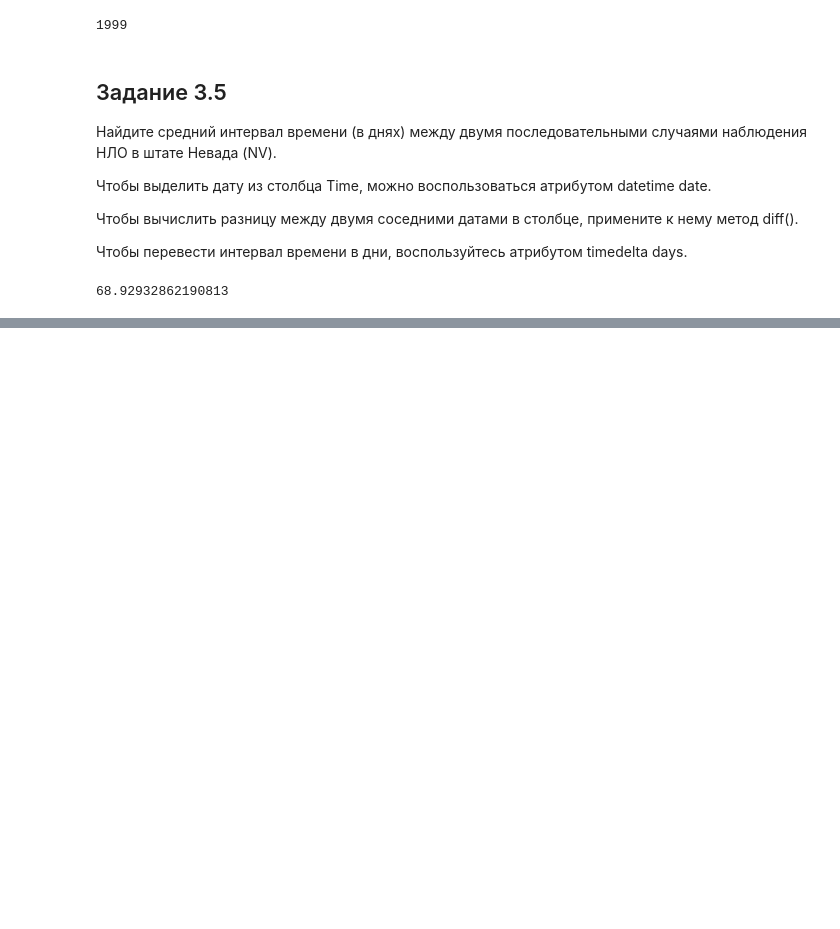
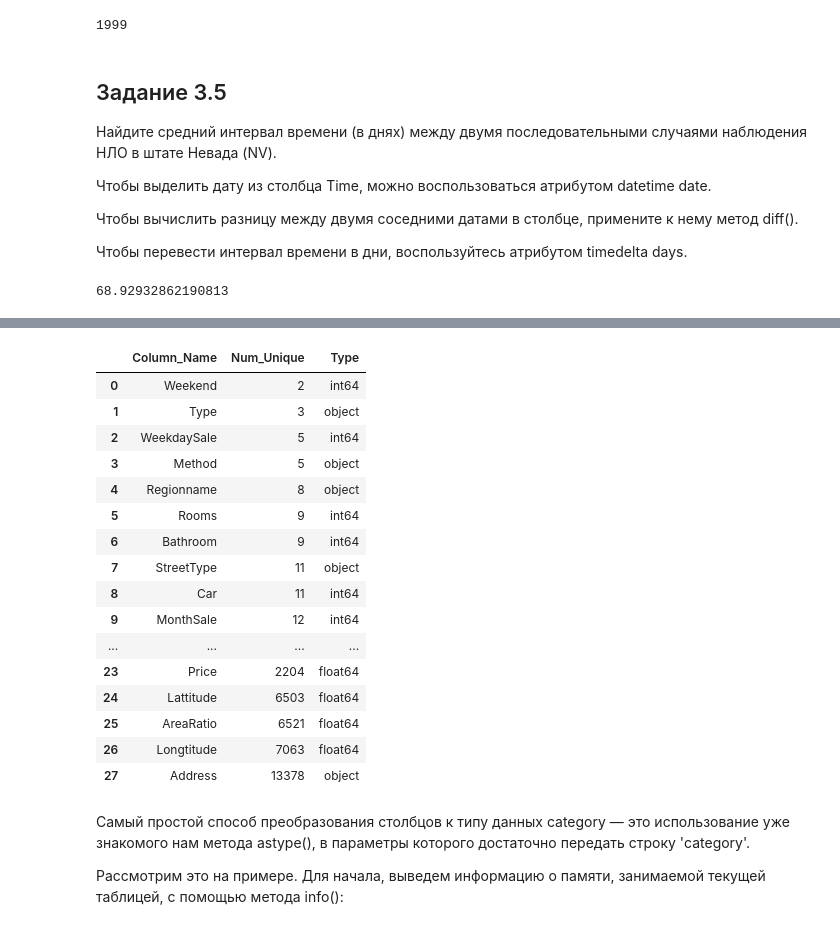
Before and after one commit to LarinDen/sf_ds, a Jupyter notebook: SkillFactory/PY_11_Базовые приёмы работы с данными в Pandas/Приёмы работы с данными в Pandas.ipynb, the cells around one changed output, grey strips where cells are left out. Saved outputs shown, nothing was run; the diff lists cells and outputs as text; code cells hidden in the pictures; blank space fills up the shorter version.

Commit message:
pandas_category

```diff
--- a/SkillFactory/PY_11_Базовые приёмы работы с данными в Pandas/Приёмы работы с данными в Pandas.ipynb
+++ b/SkillFactory/PY_11_Базовые приёмы работы с данными в Pandas/Приёмы работы с данными в Pandas.ipynb
@@ -376,0 +469,4 @@ print(Delta)
+# %%
+popular_stypes =street_types.value_counts().nlargest(10).index
+print(popular_stypes)
+# Index(['St', 'Rd', 'Ct', 'Dr', 'Av', 'Gr', 'Pde', 'Pl', 'Cr', 'Cl'], dtype='object')
@@ -376,0 +477,4 @@ print(Delta)
+# %%
+
+melb_df['StreetType'] = street_types.apply(lambda x: x if x in popular_stypes else 'other')
+display(melb_df['StreetType'])
@@ -376,0 +506,10 @@ print(Delta)
+# %%
+def get_weekend(weekday):
+    if weekday in (5, 6):
+        return 1
+    else:
+        return 0
+
+melb_df['Weekend']=melb_df['WeekdaySale'].apply(get_weekend)
+
+print(round(melb_df[melb_df['Weekend'] == 1]['Price'].mean()))
@@ -376,0 +524,8 @@ print(Delta)
+# %%
+top_sellers = melb_df['SellerG'].value_counts().nlargest(49).index
+display(top_sellers)
+melb_df['Seller_top'] = melb_df['SellerG'].apply(lambda x: x if x in top_sellers else 'other')
+display(melb_df['Seller_top'].value_counts())
+min_top = melb_df[melb_df['Seller_top'] =='Nelson']['Price'].min()
+min_other = melb_df[melb_df['Seller_top'] == 'other']['Price'].min()
+print(round(min_top/min_other, 1))
@@ -376,0 +566,39 @@ print(Delta)
+# %%
+# создаём пустой список
+unique_list = []
+# пробегаемся по именам столбцов в таблице
+for col in melb_df.columns:
+    # создаём кортеж (имя столбца, число уникальных значений)
+    item = (col, melb_df[col].nunique(),melb_df[col].dtype)
+    # добавляем кортеж в список
+    unique_list.append(item)
+# создаём вспомогательную таблицу и сортируем её
+unique_counts = pd.DataFrame(
+    unique_list,
+    columns=['Column_Name', 'Num_Unique', 'Type']
+).sort_values(by='Num_Unique',  ignore_index=True)
+# выводим её на экран
+display(unique_counts)
+# %% [output]
+|  | Column_Name | Num_Unique | Type |
+| 0 | Weekend | 2 | int64 |
+| 1 | Type | 3 | object |
+| 2 | WeekdaySale | 5 | int64 |
+| 3 | Method | 5 | object |
+| 4 | Regionname | 8 | object |
+| 5 | Rooms | 9 | int64 |
+| 6 | Bathroom | 9 | int64 |
+| 7 | StreetType | 11 | object |
+| 8 | Car | 11 | int64 |
+| 9 | MonthSale | 12 | int64 |
+| ... | ... | ... | ... |
+| 23 | Price | 2204 | float64 |
+| 24 | Lattitude | 6503 | float64 |
+| 25 | AreaRatio | 6521 | float64 |
+| 26 | Longtitude | 7063 | float64 |
+| 27 | Address | 13378 | object |
+# %% [markdown]
+Самый простой способ преобразования столбцов к типу данных category — это использование уже знакомого нам метода astype(), в параметры которого достаточно передать строку 'category'.
+
+Рассмотрим это на примере.
+Для начала, выведем информацию о памяти, занимаемой текущей таблицей, с помощью метода info():
```
Also changed, not shown: parts of 30 cells of this notebook, 2 other files.
